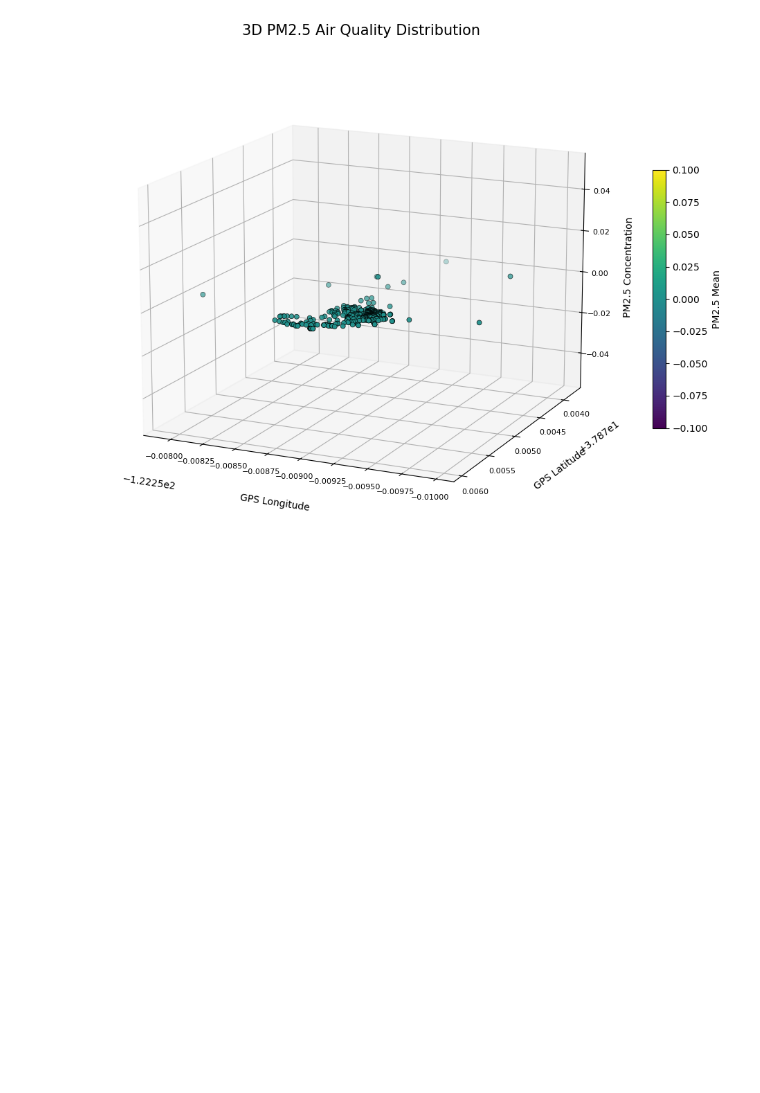
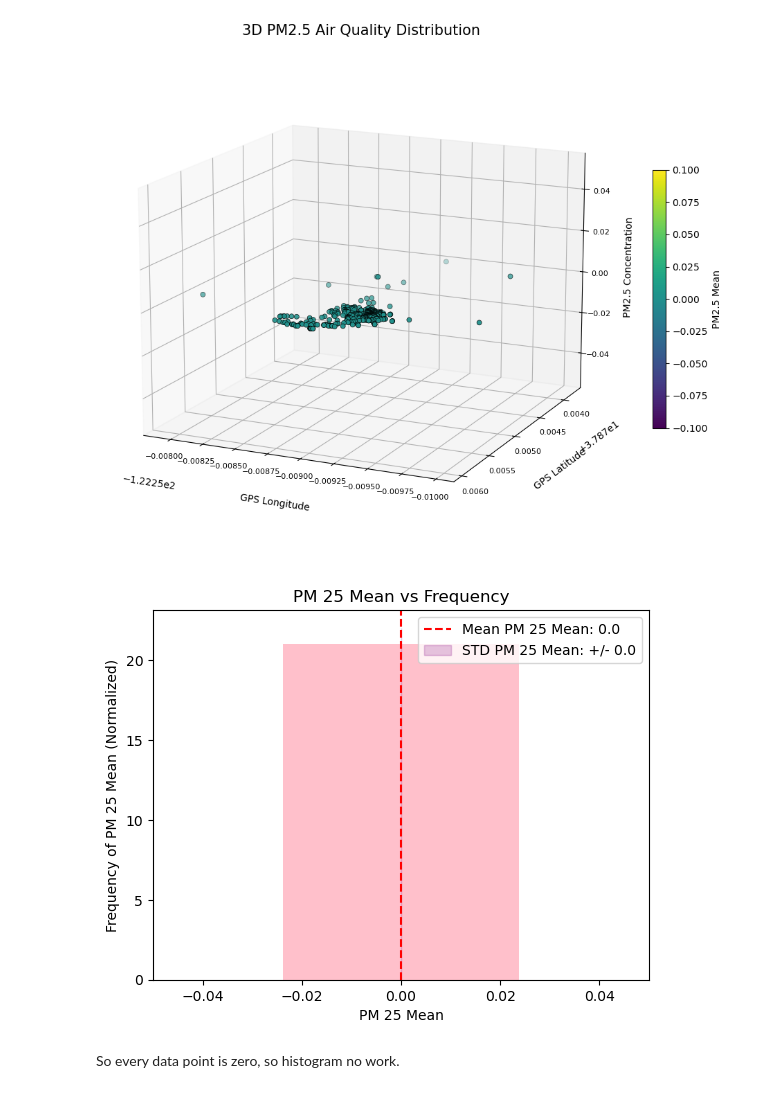
Before and after one commit to asifwaltz/Clever-KatRegOw-E11, a Jupyter notebook: Lab13/LabReport.ipynb, the cells around one changed output. Saved outputs shown, nothing was run; the diff lists cells and outputs as text; code cells hidden in the pictures; blank space fills up the shorter version.

```diff
--- a/Lab13/LabReport.ipynb
+++ b/Lab13/LabReport.ipynb
@@ -246,3 +294,28 @@ plt.tight_layout()
 plt.show()
 # %% [output]
 [figure]
+# %%
+fig, ax = plt.subplots()
+
+radMean, radStd = norm.fit(GPSAQI["pm25_mean"])
+x = np.linspace(GPSAQI["pm25_mean"].min(), GPSAQI["pm25_mean"].max(), 100)
+pdf = norm.pdf(x, radMean, radStd)
+
+plt.hist(GPSAQI["pm25_mean"], bins = 21, density = True, color = "pink")
+plt.axvline(radMean, color = "r", linestyle = "--", label = "Mean PM 25 Mean: " + str(round(radMean, 4)))
+
+x_fill = np.linspace(radMean - radStd, radMean + radStd, 100)
+plt.fill_between(x_fill, 0, ax.get_ylim()[1], color = "purple", alpha = 0.2, label = "STD PM 25 Mean: +/- " + str(round(radStd, 4)))
+
+plt.plot(x, pdf, color = "k")
+
+plt.title("PM 25 Mean vs Frequency")
+plt.xlabel("PM 25 Mean")
+plt.xlim(GPSAQI["pm25_mean"].min(), GPSAQI["pm25_mean"].max())
+plt.ylabel("Frequency of PM 25 Mean (Normalized)")
+plt.legend()
+plt.show()
+# %% [output]
+[figure, added]
+# %% [markdown]
+So every data point is zero, so histogram no work.
```
Also changed, not shown: parts of 4 cells of this notebook.
